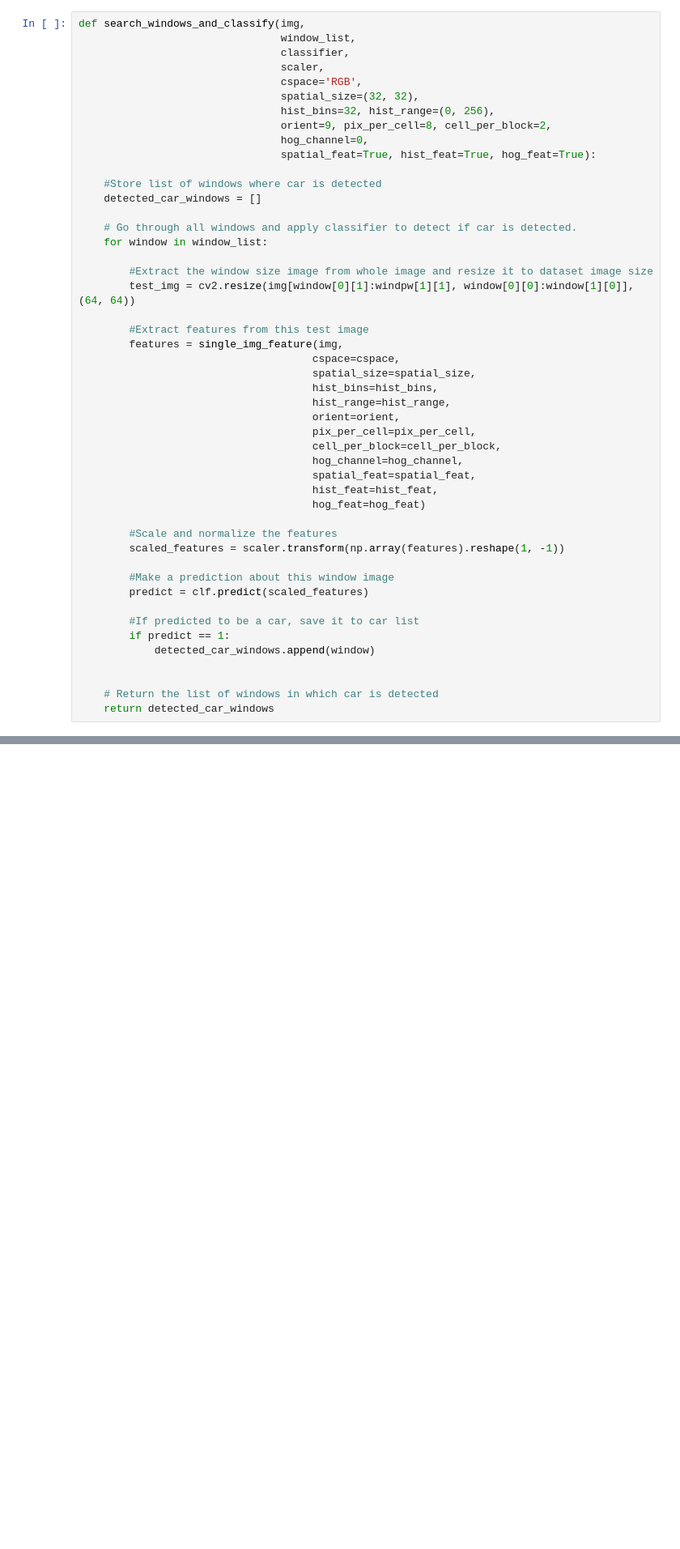
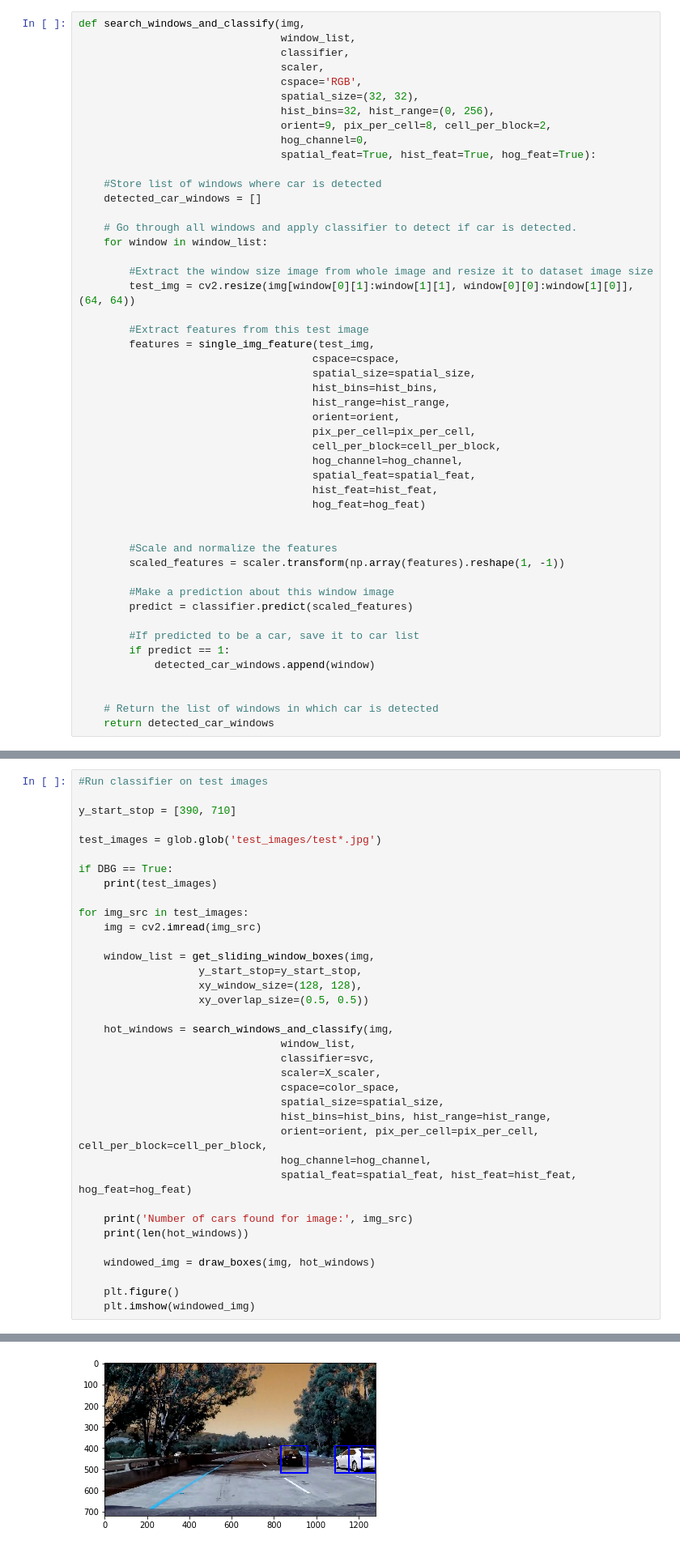
Before and after one commit to harsh6292/Vehicle_Detection_Tracking_CarND, a Jupyter notebook: Vehicle_detection_tracking.ipynb, the cells around one changed output, grey strips where cells are left out. Shown at 81% size. Saved outputs shown, nothing was run; the diff lists cells and outputs as text; blank space fills up the shorter version.

Commit message:
Classify and draw windows on test images.

```diff
--- a/Vehicle_detection_tracking.ipynb
+++ b/Vehicle_detection_tracking.ipynb
@@ -343,10 +346,10 @@ def search_windows_and_classify(img,
     for window in window_list:
 
         #Extract the window size image from whole image and resize it to dataset image size
-        test_img = cv2.resize(img[window[0][1]:windpw[1][1], window[0][0]:window[1][0]], (64, 64))
+        test_img = cv2.resize(img[window[0][1]:window[1][1], window[0][0]:window[1][0]], (64, 64))
 
         #Extract features from this test image
-        features = single_img_feature(img,
+        features = single_img_feature(test_img,
                                      cspace=cspace,
                                      spatial_size=spatial_size,
                                      hist_bins=hist_bins,
@@ -359,11 +362,12 @@ def search_windows_and_classify(img,
                                      hist_feat=hist_feat,
                                      hog_feat=hog_feat)
 
+
         #Scale and normalize the features
         scaled_features = scaler.transform(np.array(features).reshape(1, -1))
 
         #Make a prediction about this window image
-        predict = clf.predict(scaled_features)
+        predict = classifier.predict(scaled_features)
 
         #If predicted to be a car, save it to car list
         if predict == 1:
@@ -540,0 +571,37 @@ print('Test Accuracy of SVC: {}', round(svc.score(X_test, y_test), 4))
+# %%
+#Run classifier on test images
+
+y_start_stop = [390, 710]
+
+test_images = glob.glob('test_images/test*.jpg')
+
+if DBG == True:
+    print(test_images)
+
+for img_src in test_images:
+    img = cv2.imread(img_src)
+
+    window_list = get_sliding_window_boxes(img,
+                   y_start_stop=y_start_stop,
+                   xy_window_size=(128, 128),
+                   xy_overlap_size=(0.5, 0.5))
+
+    hot_windows = search_windows_and_classify(img,
+                                window_list,
+                                classifier=svc,
+                                scaler=X_scaler,
+                                cspace=color_space,
+                                spatial_size=spatial_size,
+                                hist_bins=hist_bins, hist_range=hist_range,
+                                orient=orient, pix_per_cell=pix_per_cell, cell_per_block=cell_per_block,
+                                hog_channel=hog_channel,
+                                spatial_feat=spatial_feat, hist_feat=hist_feat, hog_feat=hog_feat)
+
+    print('Number of cars found for image:', img_src)
+    print(len(hot_windows))
+
+    windowed_img = draw_boxes(img, hot_windows)
+
+    plt.figure()
+    plt.imshow(windowed_img)
+# %% [output]
@@ -540,0 +620 @@ print('Test Accuracy of SVC: {}', round(svc.score(X_test, y_test), 4))
+[figure, added]
```
Also changed, not shown: parts of 6 cells of this notebook.
